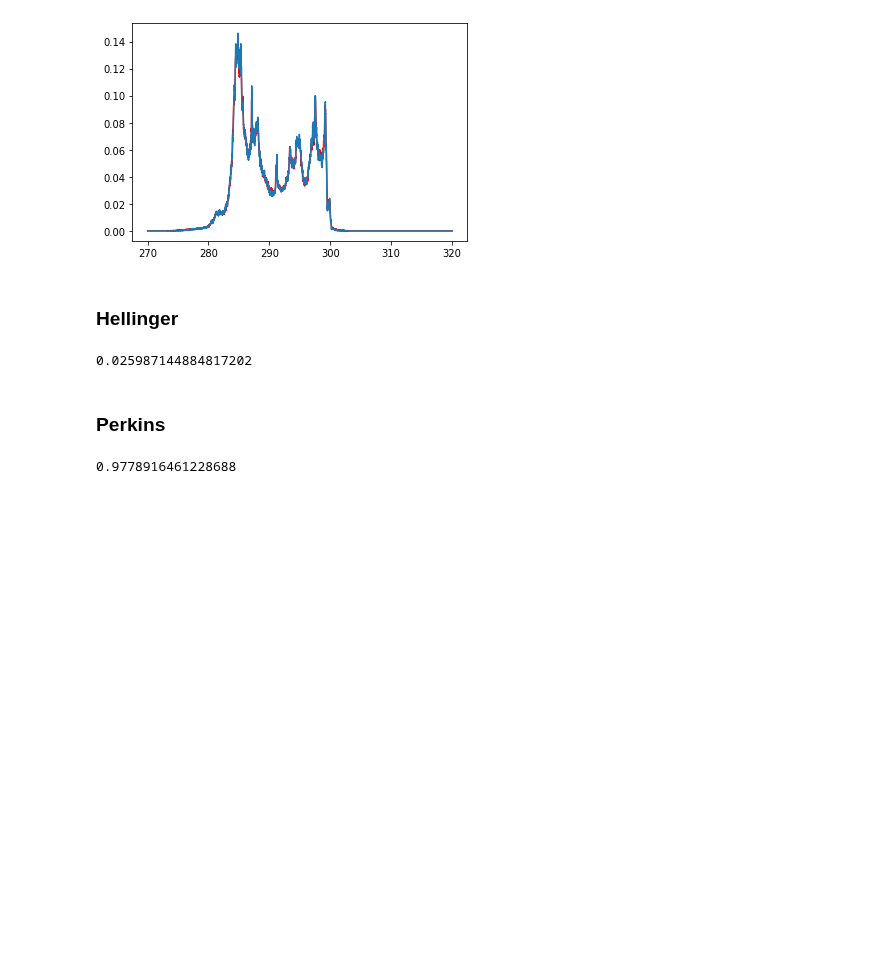
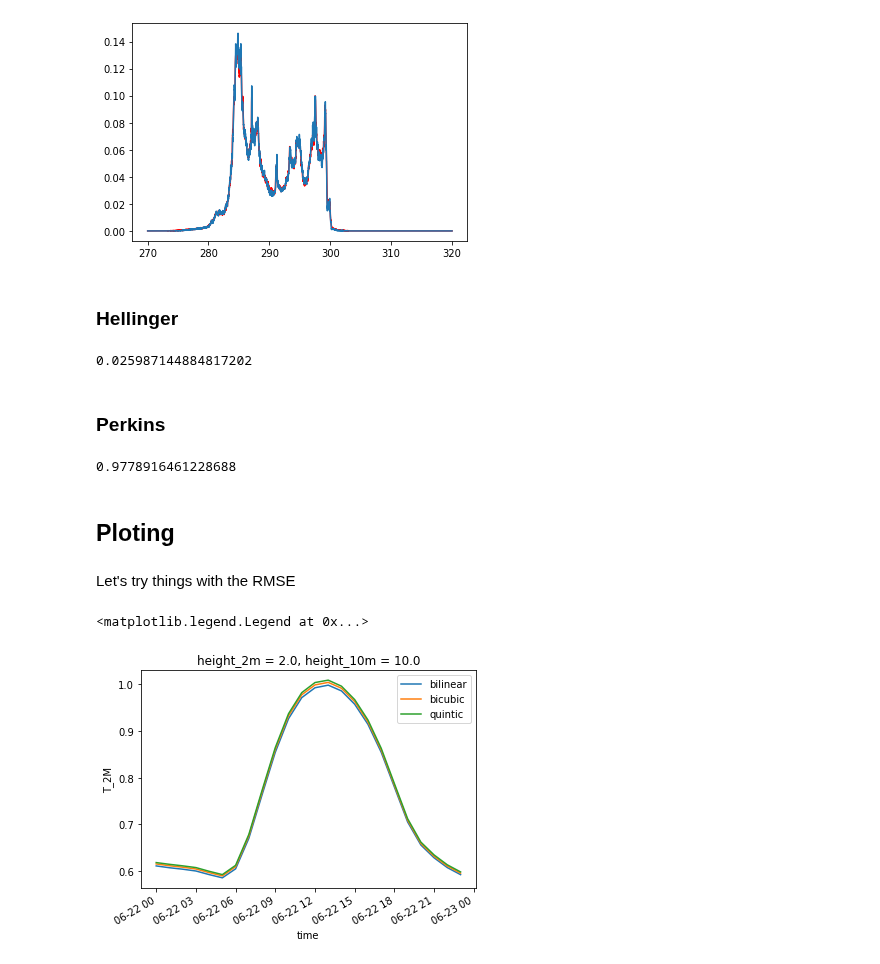
Before and after one commit to LeoMicollet/Downscaling_CM, a Jupyter notebook: dev/Metrics.ipynb, the cells around one changed output. Cells and saved outputs as stored; diff of their text form; code cells hidden in the pictures; blank space fills up the shorter version.

Commit message:
Plot

```diff
--- a/dev/Metrics.ipynb
+++ b/dev/Metrics.ipynb
@@ -337,3 +345,15 @@ import metrics
 testPerkins(hist1, hist2, bins[1:])
 # %% [output]
 0.9778916461228688
+# %% [markdown]
+## Ploting
+# %% [markdown]
+Let's try things with the RMSE
+# %%
+RMSE[0].T_2M.plot(label = "bilinear")
+RMSE[1].T_2M.plot(label = "bicubic")
+RMSE[2].T_2M.plot(label = "quintic")
+plt.legend()
+# %% [output]
+<matplotlib.legend.Legend at 0x...>
+[figure, added]
```
Also changed, not shown: parts of 2 cells of this notebook, 1 other file.
